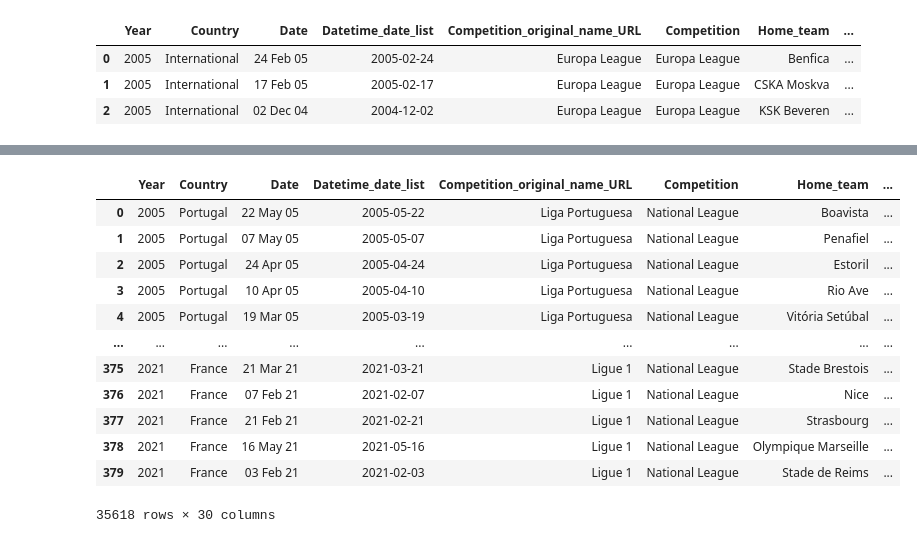
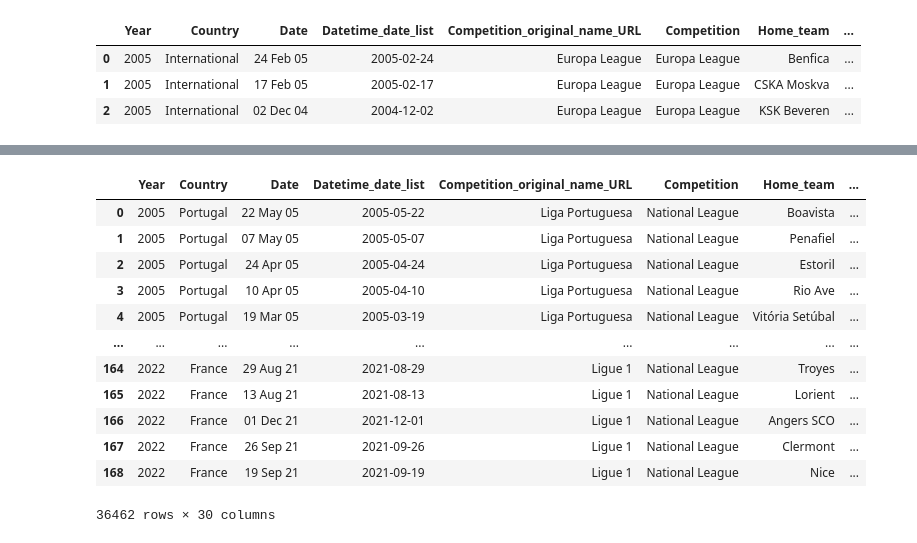
Before and after one commit to TiagoVilaVerde/TFM_KSCHOOL, a Jupyter notebook: 3.Join_Original_and_Fifa_Table.ipynb, the cells around one changed output, grey strips where cells are left out. Saved outputs shown, nothing was run; the diff lists cells and outputs as text; code cells hidden in the pictures.

```diff
--- a/3.Join_Original_and_Fifa_Table.ipynb
+++ b/3.Join_Original_and_Fifa_Table.ipynb
@@ -10,7 +10,15 @@ import re
 
 
 start_year = 2005
-end_year = 2021
+
+URL = 'https://www.resultados-futbol.com/ligue_1'
+r = requests.get(URL)
+page = r.content
+soup = BeautifulSoup(page, 'html5lib')
+
+current_year = int(soup.find('div', class_ = "titular-data").text.strip()[0:4])+1
+
+end_year = current_year
 
 Years = range(start_year,end_year+1)
 
@@ -21,5 +29,5 @@ Wall time: 1.18 s
 # %%
-table_fifa_all_years = pd.read_excel('Table_fifa_2005_2021.xlsx')
+table_fifa_all_years = pd.read_excel('Table_fifa_all_years.xlsx')
 table_fifa_all_years = table_fifa_all_years.drop(['Unnamed: 0'], axis = 1)
 table_fifa_all_years
 # %% [output]
@@ -39,5 +47,5 @@ table_fifa_all_years
 # %%
-table_all_years = pd.read_excel('All_teams_results_leagues_countries_2005_2021_edited.xlsx')
+table_all_years = pd.read_excel('All_teams_results_leagues_countries_from_2005_edited.xlsx')
 table_all_years = table_all_years.drop(['Unnamed: 0'], axis = 1)
 table_all_years.head(3)
 # %% [output]
@@ -325,8 +330,6 @@ df1
 # from the fifa table just for the home teams
 
 df_join_only_home = pd.DataFrame()
-
-Local = ['Home','Away']
 
 Columns = ['ATT','MID','DEF','OVR','Rival_team','Budget_Mill_€']
 
@@ -359,8 +362,6 @@ for column in Columns:
     }, axis=1, inplace=True)
 
 
-
-
 # Now that we have added the home team data, let's add it for the away team
 
 df_join_total = pd.DataFrame()
@@ -384,7 +385,6 @@ for year in Years:
         df_join_total = pd.concat([df_join_total,df_aux])
 
 
-
 df_join_total.drop(['Fifa_team_all_names'], axis=1, inplace=True)
 
 for column in Columns:
@@ -399,16 +399,16 @@ Wall time: 5.12 s
 |  | Year | Country | Date | Datetime_date_list | Competition_original_name_URL | Competition | Home_team | ... |
 | 0 | 2005 | Portugal | 22 May 05 | 2005-05-22 | Liga Portuguesa | National League | Boavista | ... |
 | 1 | 2005 | Portugal | 07 May 05 | 2005-05-07 | Liga Portuguesa | National League | Penafiel | ... |
 | 2 | 2005 | Portugal | 24 Apr 05 | 2005-04-24 | Liga Portuguesa | National League | Estoril | ... |
 | 3 | 2005 | Portugal | 10 Apr 05 | 2005-04-10 | Liga Portuguesa | National League | Rio Ave | ... |
 | 4 | 2005 | Portugal | 19 Mar 05 | 2005-03-19 | Liga Portuguesa | National League | Vitória Setúbal | ... |
 | ... | ... | ... | ... | ... | ... | ... | ... | ... |
-| 375 | 2021 | France | 21 Mar 21 | 2021-03-21 | Ligue 1 | National League | Stade Brestois | ... |
-| 376 | 2021 | France | 07 Feb 21 | 2021-02-07 | Ligue 1 | National League | Nice | ... |
-| 377 | 2021 | France | 21 Feb 21 | 2021-02-21 | Ligue 1 | National League | Strasbourg | ... |
-| 378 | 2021 | France | 16 May 21 | 2021-05-16 | Ligue 1 | National League | Olympique Marseille | ... |
-| 379 | 2021 | France | 03 Feb 21 | 2021-02-03 | Ligue 1 | National League | Stade de Reims | ... |
+| 164 | 2022 | France | 29 Aug 21 | 2021-08-29 | Ligue 1 | National League | Troyes | ... |
+| 165 | 2022 | France | 13 Aug 21 | 2021-08-13 | Ligue 1 | National League | Lorient | ... |
+| 166 | 2022 | France | 01 Dec 21 | 2021-12-01 | Ligue 1 | National League | Angers SCO | ... |
+| 167 | 2022 | France | 26 Sep 21 | 2021-09-26 | Ligue 1 | National League | Clermont | ... |
+| 168 | 2022 | France | 19 Sep 21 | 2021-09-19 | Ligue 1 | National League | Nice | ... |
-35618 rows × 30 columns
+36462 rows × 30 columns
 # %%
 # In order to simply the code from now on, and considering we
 # already have all the info we need in just 1 table, let's call
```
Also changed, not shown: parts of 15 cells of this notebook, 4 other files.
